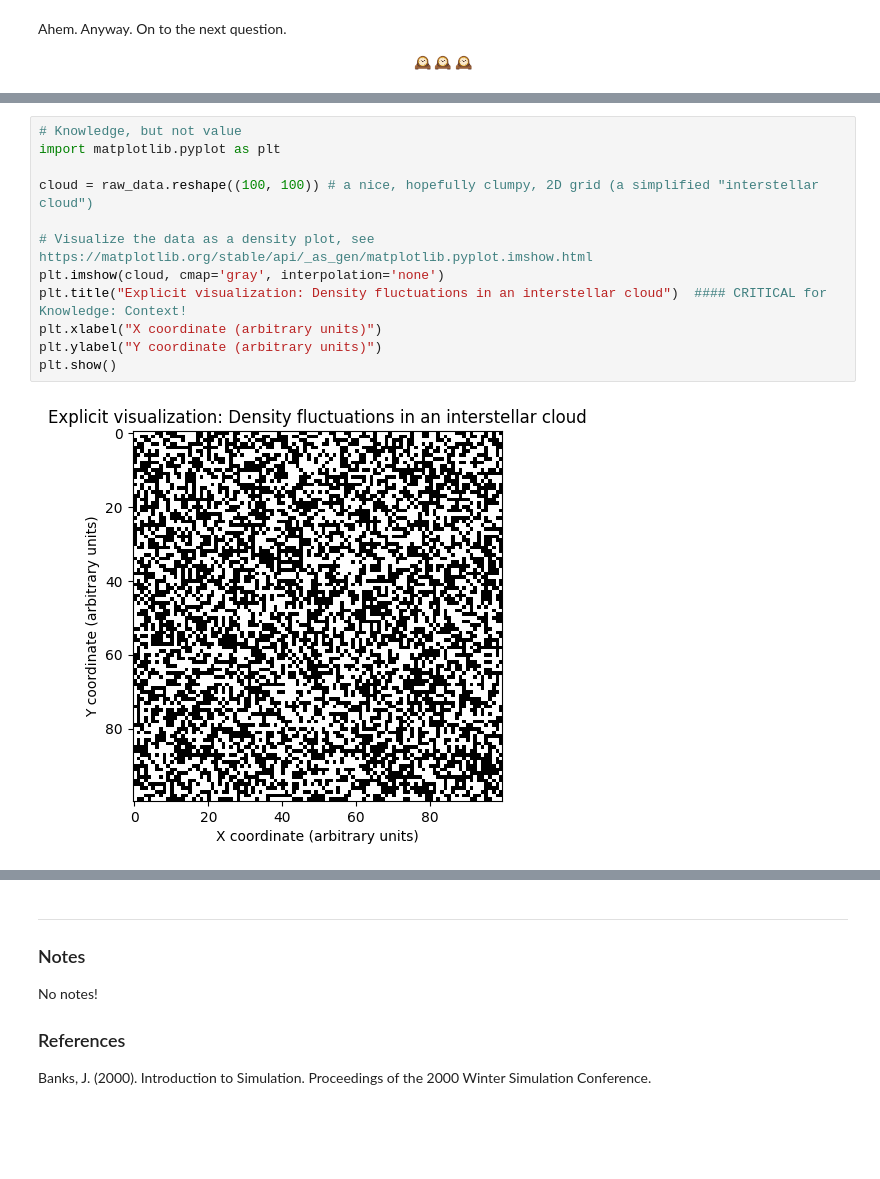
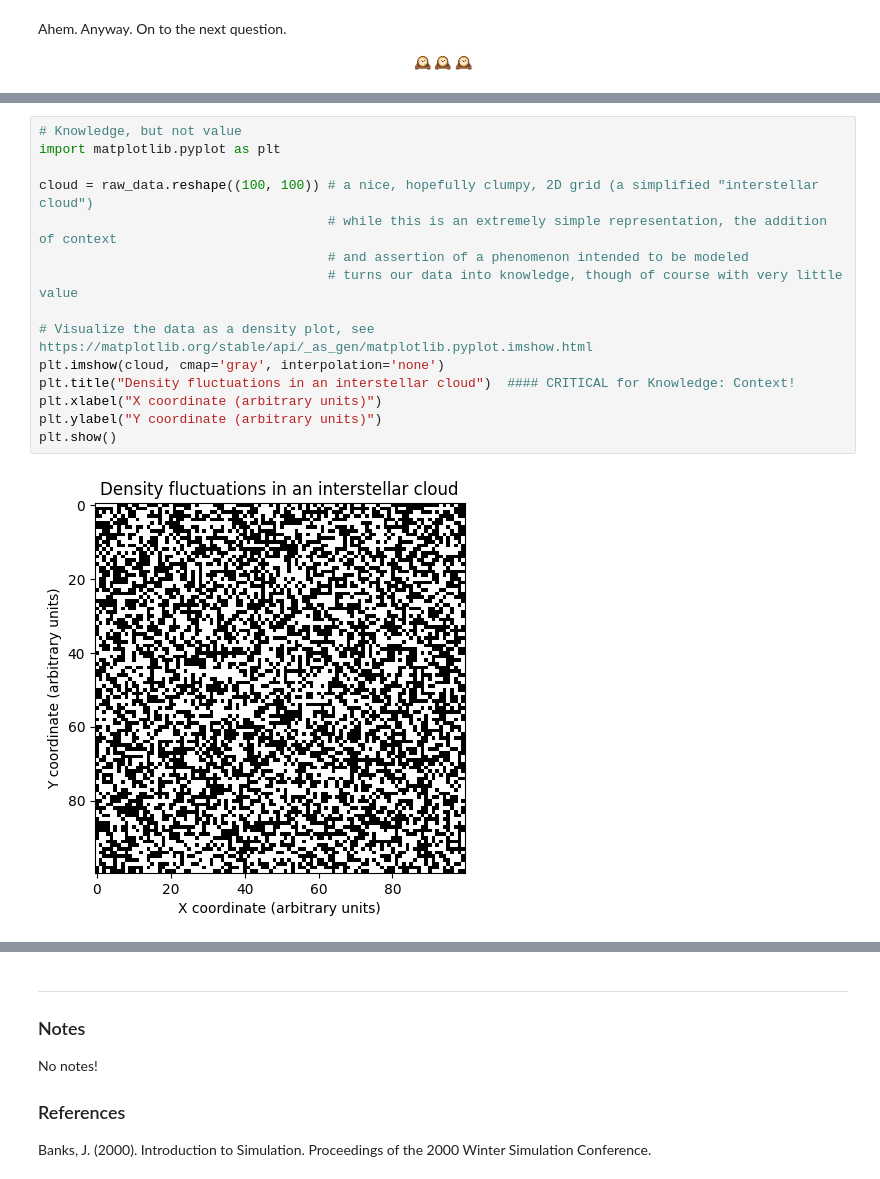
Before and after one commit to peterdresslar/not-all-models-are-wrong, a Jupyter notebook: ClassSupplemental.ipynb, the cells around one changed output, grey strips where cells are left out. Cells and saved outputs as stored; diff of their text form; blank space fills up the shorter version.

```diff
--- a/ClassSupplemental.ipynb
+++ b/ClassSupplemental.ipynb
@@ -158,17 +158,20 @@ Name: count, dtype: int64
 # %%
 # Knowledge, but not value
 import matplotlib.pyplot as plt
 
 cloud = raw_data.reshape((100, 100)) # a nice, hopefully clumpy, 2D grid (a simplified "interstellar cloud")
+                                     # while this is an extremely simple representation, the addition of context
+                                     # and assertion of a phenomenon intended to be modeled
+                                     # turns our data into knowledge, though of course with very little value
 
 # Visualize the data as a density plot, see https://matplotlib.org/stable/api/_as_gen/matplotlib.pyplot.imshow.html
 plt.imshow(cloud, cmap='gray', interpolation='none')
-plt.title("Explicit visualization: Density fluctuations in an interstellar cloud")  #### CRITICAL for Knowledge: Context!
+plt.title("Density fluctuations in an interstellar cloud")  #### CRITICAL for Knowledge: Context!
 plt.xlabel("X coordinate (arbitrary units)")
 plt.ylabel("Y coordinate (arbitrary units)")
 plt.show()
 # %% [output]
-[figure, old version]
+[figure, new version]
 # %%
 # Data with information with knowledge with value
 
```
Also changed, not shown: parts of 7 cells of this notebook.
